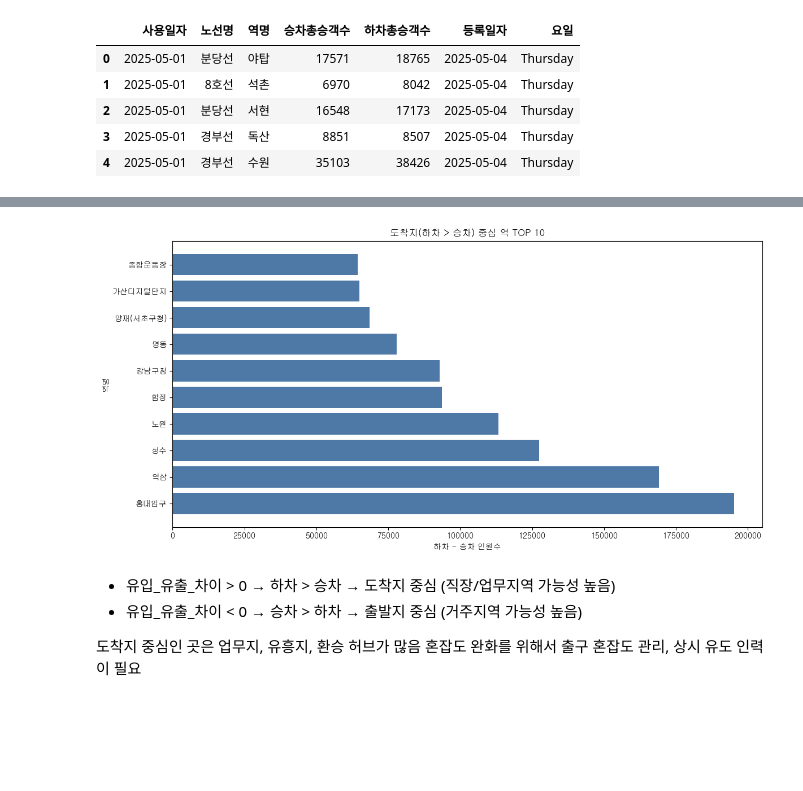
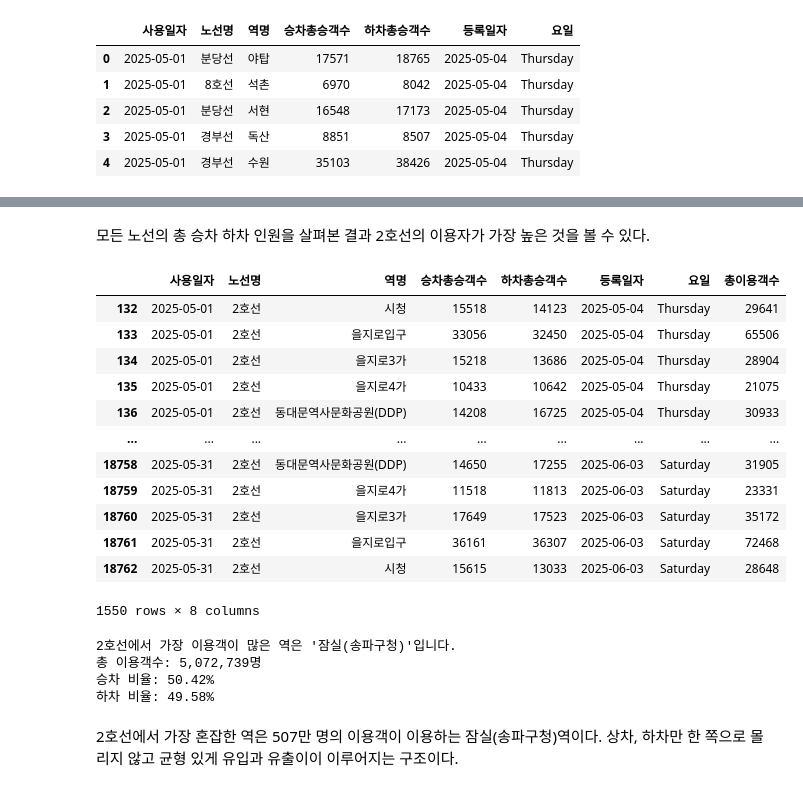
Before and after one commit to 2rlo0/hipython_rep, a Jupyter notebook: min_proj/지하철분석보고서.ipynb, the cells around one changed output, grey strips where cells are left out. Drawn from its saved outputs; the diff is of its cells as text; code cells hidden in the pictures; blank space fills up the shorter version.

```diff
--- a/min_proj/지하철분석보고서.ipynb
+++ b/min_proj/지하철분석보고서.ipynb
@@ -356,23 +160,20 @@ top_arrival.head()
-# %%
-import matplotlib.pyplot as plt
-
-plt.figure(figsize=(12,6))
-
-# 막대 길이
-x = top_arrival['유입_유출_차이']
-y = top_arrival['역명']
-
-plt.barh(y, x, color='#4E79A7')
-plt.title('도착지(하차 > 승차) 중심 역 TOP 10')
-plt.xlabel('하차 - 승차 인원수')
-plt.ylabel('역명')
-plt.tight_layout()
-plt.show()
-# %% [output]
-[figure, removed]
-# %% [markdown]
-- 유입_유출_차이 > 0 → 하차 > 승차 → 도착지 중심 (직장/업무지역 가능성 높음)
-- 유입_유출_차이 < 0 → 승차 > 하차 → 출발지 중심 (거주지역 가능성 높음)
-
-도착지 중심인 곳은 업무지, 유흥지, 환승 허브가 많음
-혼잡도 완화를 위해서 출구 혼잡도 관리, 상시 유도 인력이 필요
+# %% [markdown]
+모든 노선의 총 승차 하차 인원을 살펴본 결과 2호선의 이용자가 가장 높은 것을 볼 수 있다.
+# %%
+# 2호선
+df_2 = df[df['노선명'] == '2호선'].copy()
+df_2
+# %% [output]
+|  | 사용일자 | 노선명 | 역명 | 승차총승객수 | 하차총승객수 | 등록일자 | 요일 | 총이용객수 |
+| 132 | 2025-05-01 | 2호선 | 시청 | 15518 | 14123 | 2025-05-04 | Thursday | 29641 |
+| 133 | 2025-05-01 | 2호선 | 을지로입구 | 33056 | 32450 | 2025-05-04 | Thursday | 65506 |
+| 134 | 2025-05-01 | 2호선 | 을지로3가 | 15218 | 13686 | 2025-05-04 | Thursday | 28904 |
+| 135 | 2025-05-01 | 2호선 | 을지로4가 | 10433 | 10642 | 2025-05-04 | Thursday | 21075 |
+| 136 | 2025-05-01 | 2호선 | 동대문역사문화공원(DDP) | 14208 | 16725 | 2025-05-04 | Thursday | 30933 |
+| ... | ... | ... | ... | ... | ... | ... | ... | ... |
+| 18758 | 2025-05-31 | 2호선 | 동대문역사문화공원(DDP) | 14650 | 17255 | 2025-06-03 | Saturday | 31905 |
+| 18759 | 2025-05-31 | 2호선 | 을지로4가 | 11518 | 11813 | 2025-06-03 | Saturday | 23331 |
+| 18760 | 2025-05-31 | 2호선 | 을지로3가 | 17649 | 17523 | 2025-06-03 | Saturday | 35172 |
+| 18761 | 2025-05-31 | 2호선 | 을지로입구 | 36161 | 36307 | 2025-06-03 | Saturday | 72468 |
+| 18762 | 2025-05-31 | 2호선 | 시청 | 15615 | 13033 | 2025-06-03 | Saturday | 28648 |
+1550 rows × 8 columns
@@ -378,0 +186,17 @@ plt.show()
+# %%
+# 해당 역 승,하차 비율
+승차비율 = top_station['승차총승객수'] / top_station['총이용객수'] * 100
+하차비율 = top_station['하차총승객수'] / top_station['총이용객수'] * 100
+
+print(f"2호선에서 가장 이용객이 많은 역은 '{top_station_name}'입니다.")
+print(f"총 이용객수: {top_station['총이용객수']:,}명")
+print(f"승차 비율: {승차비율:.2f}%")
+print(f"하차 비율: {하차비율:.2f}%")
+# %% [output]
+2호선에서 가장 이용객이 많은 역은 '잠실(송파구청)'입니다.
+총 이용객수: 5,072,739명
+승차 비율: 50.42%
+하차 비율: 49.58%
+# %% [markdown]
+2호선에서 가장 혼잡한 역은 507만 명의 이용객이 이용하는 잠실(송파구청)역이다.
+상차, 하차만 한 쪽으로 몰리지 않고 균형 있게 유입과 유출이이 이루어지는 구조이다.
```
Also changed, not shown: parts of 34 cells of this notebook.
